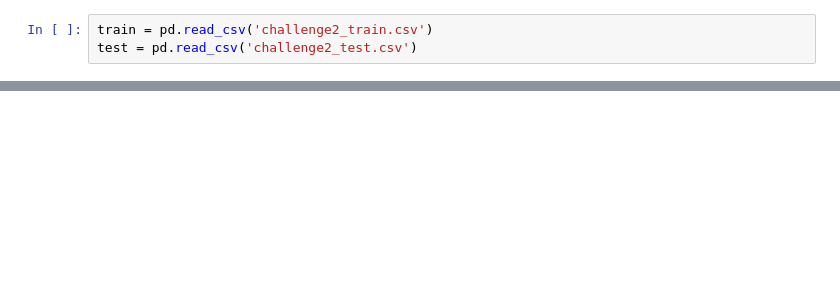
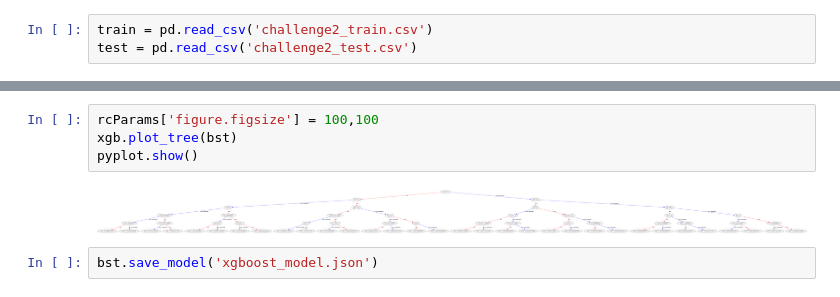
Before and after one commit to anjarfr/modern-ml, a Jupyter notebook: xgboost_demo.ipynb, the cells around one changed output, grey strips where cells are left out. Cells and saved outputs as stored; diff of their text form; blank space fills up the shorter version.

```diff
--- a/xgboost_demo.ipynb
+++ b/xgboost_demo.ipynb
@@ -54,0 +387,8 @@ ValueError: Classification metrics can't handle a mix of binary and continuous t
+# %%
+rcParams['figure.figsize'] = 100,100
+xgb.plot_tree(bst)
+pyplot.show()
+# %% [output]
+[figure, added]
+# %%
+bst.save_model('xgboost_model.json')
```
Also changed, not shown: parts of 58 cells of this notebook, 5 other files.
